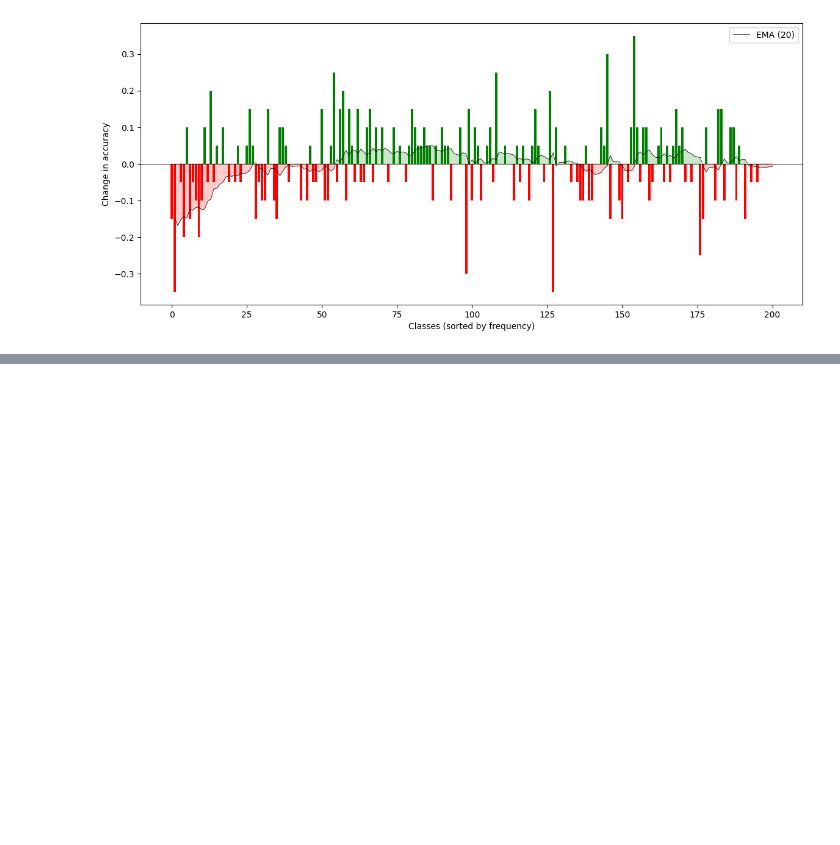
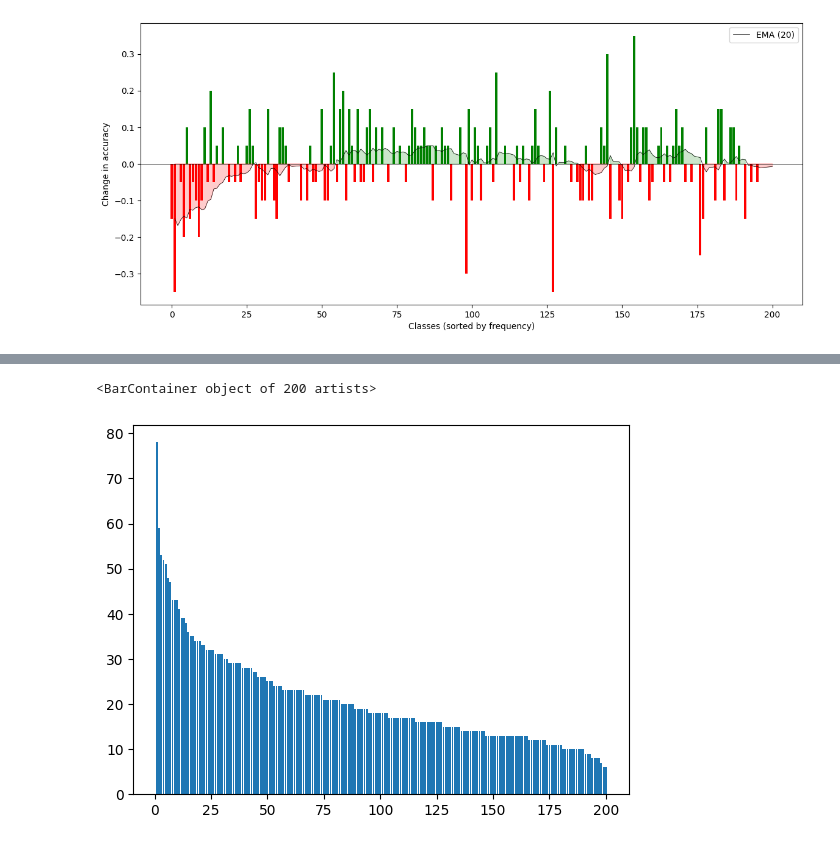
Before and after one commit to Self-Supervised-Learning-CS685/ssl-evaluation, a Jupyter notebook: create_graphs.ipynb, the cells around one changed output, grey strips where cells are left out. Drawn from its saved outputs; the diff is of its cells as text; code cells hidden in the pictures; blank space fills up the shorter version.

```diff
--- a/create_graphs.ipynb
+++ b/create_graphs.ipynb
@@ -233,0 +266,6 @@ plt.show()
+# %%
+plt.bar(np.arange(1, len(thresholds_per_class) + 1),[tup[1] for tup in sorted_label_counts]
+)
+# %% [output]
+<BarContainer object of 200 artists>
+[figure, added]
```
Also changed, not shown: parts of 5 cells of this notebook.
